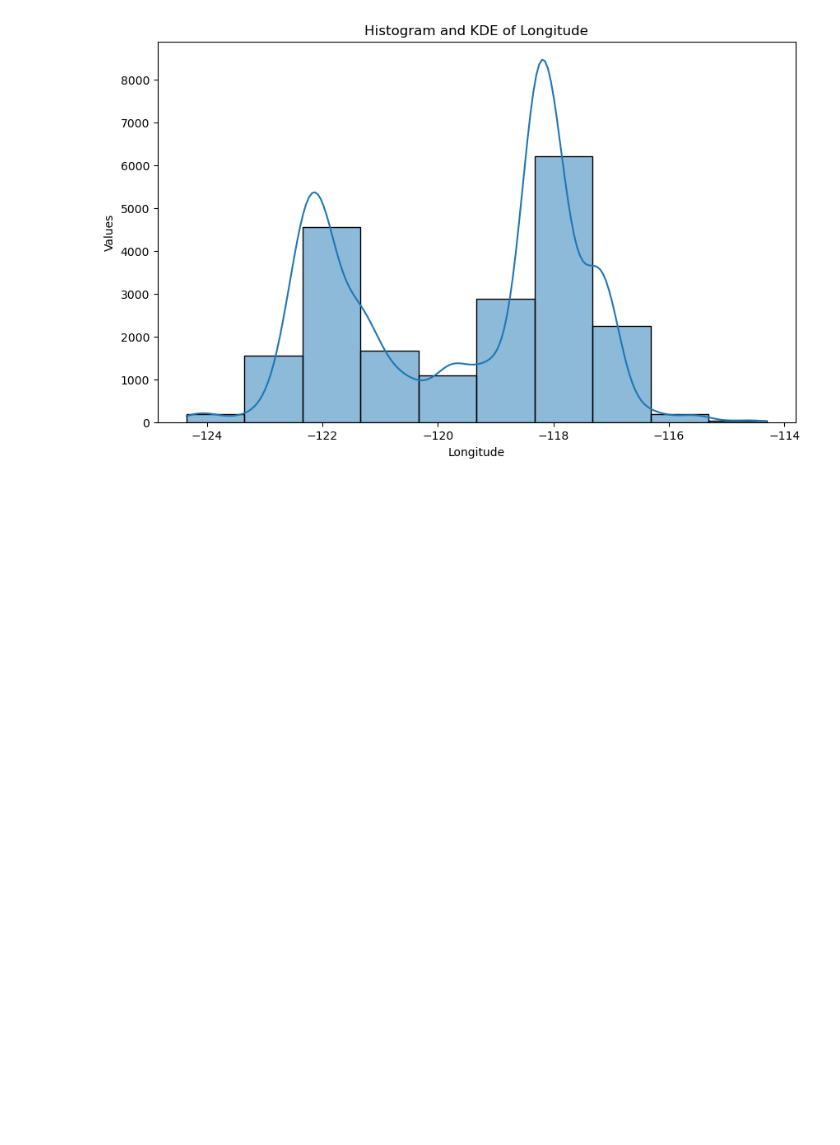
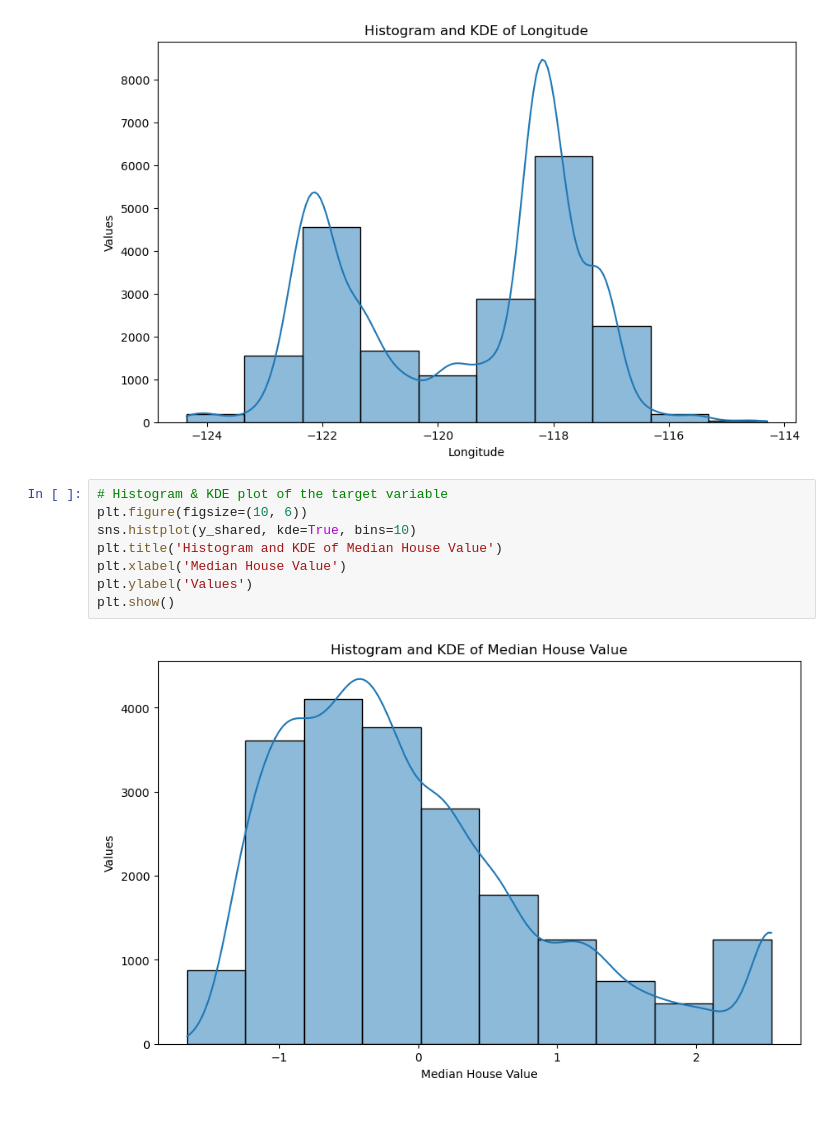
Before and after one commit to jwalluww/Medium_Articles, a Jupyter notebook: BayesianPYMC/ContinuousTargetPYMC.ipynb, the cells around one changed output. Cells and saved outputs as stored; diff of their text form; blank space fills up the shorter version.

```diff
--- a/BayesianPYMC/ContinuousTargetPYMC.ipynb
+++ b/BayesianPYMC/ContinuousTargetPYMC.ipynb
@@ -141,6 +141,16 @@ y_shared = pm.floatX(y_scaled)
 [figure]
 [figure]
 [figure]
+# %%
+# Histogram & KDE plot of the target variable
+plt.figure(figsize=(10, 6))
+sns.histplot(y_shared, kde=True, bins=10)
+plt.title('Histogram and KDE of Median House Value')
+plt.xlabel('Median House Value')
+plt.ylabel('Values')
+plt.show()
+# %% [output]
+[figure, added]
 # %% [markdown]
 <br>
 # %% [markdown]
```
Also changed, not shown: parts of 59 cells of this notebook, 3 other files.
